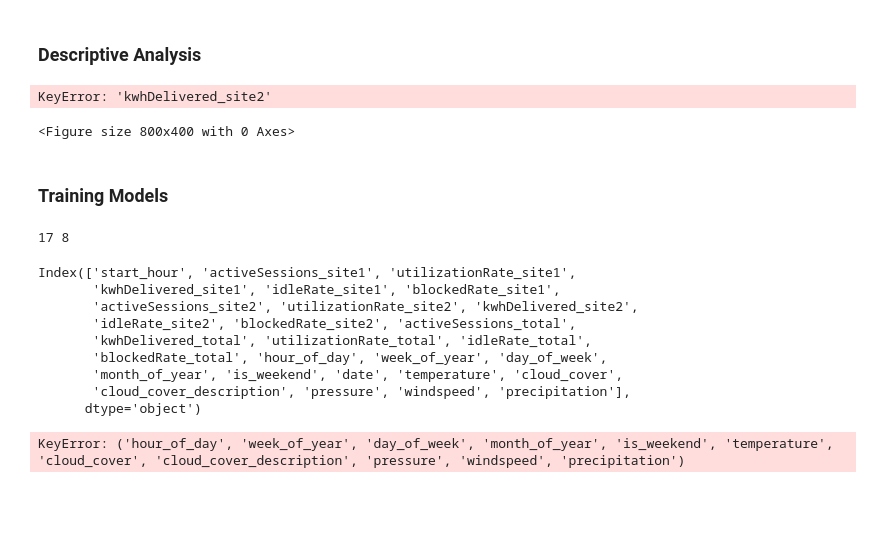
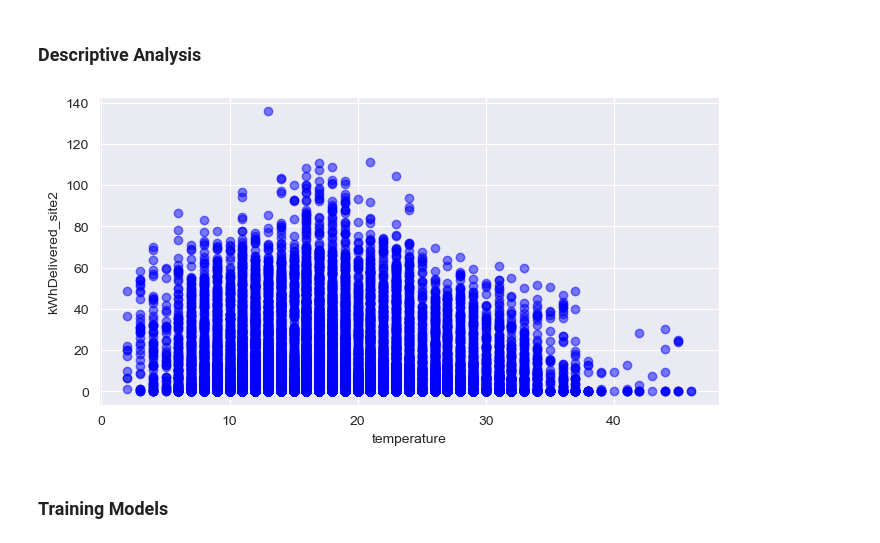
Before and after one commit to pmoll01/AA2024_Groupwork_DynamoData, a Jupyter notebook: fynn_sandbox.ipynb, the cells around one changed output. Cells and saved outputs as stored; diff of their text form; code cells hidden in the pictures; blank space fills up the shorter version.

```diff
--- a/fynn_sandbox.ipynb
+++ b/fynn_sandbox.ipynb
@@ -15,6 +15,8 @@ from tornado.autoreload import watch
 # import Dataframes with cleaned data independently of the operating system (mac or windows or linux) in a pandas dataframe
 charging_data = pd.read_pickle(os.path.join('Data', 'charging_data.pkl'))
 weather_data = pd.read_pickle(os.path.join('Data', 'weather_data.pkl'))
+agg_data_import = pd.read_pickle(os.path.join('Data', 'aggregated_data.pkl'))
+agg_data_import['year'] = agg_data_import.index.year
 # %%
 # charging_data.head()
 print(charging_data.columns)
@@ -275,72 +288,15 @@ Index(['start_hour', 'activeSessions_site1', 'utilizationRate_site1',
 # %%
 # Just for visual purpose
 plt.figure(figsize=(8, 4))
 namex = 'temperature'
 # namey = 'activeSessions_site2'
-namey = 'kwhDelivered_site2'
-plt.scatter(aggregated_data[namex], aggregated_data[namey], c='blue', alpha=0.5)
+namey = 'kWhDelivered_site2'
+plt.scatter(agg_data_import[namex], agg_data_import[namey], c='blue', alpha=0.5)
 # plt.title("Scatter connection_duration über connectionTime")
 plt.xlabel(namex)
 plt.ylabel(namey)
 plt.grid(True)
 # %% [output]
-KeyError: 'kwhDelivered_site2'
-<Figure size 800x400 with 0 Axes>
+[figure, added]
 # %% [markdown]
 ### Training Models
-# %%
-from sklearn.model_selection import train_test_split
-
-train_data, test_data = train_test_split(aggregated_data, test_size=0.3)
-print(len(train_data), len(test_data))
-# %% [output]
-17 8
-# %%
-train_data.columns
-# %% [output]
-Index(['start_hour', 'activeSessions_site1', 'utilizationRate_site1',
-       'kwhDelivered_site1', 'idleRate_site1', 'blockedRate_site1',
-       'activeSessions_site2', 'utilizationRate_site2', 'kwhDelivered_site2',
-       'idleRate_site2', 'blockedRate_site2', 'activeSessions_total',
-       'kwhDelivered_total', 'utilizationRate_total', 'idleRate_total',
-       'blockedRate_total', 'hour_of_day', 'week_of_year', 'day_of_week',
-       'month_of_year', 'is_weekend', 'date', 'temperature', 'cloud_cover',
-       'cloud_cover_description', 'pressure', 'windspeed', 'precipitation'],
-      dtype='object')
-# %%
-from sklearn.preprocessing import PolynomialFeatures
-from sklearn.linear_model import LinearRegression
-from sklearn.metrics import mean_squared_error
-
-# Transform features
-poly = PolynomialFeatures(degree=5, include_bias=False)
-features = train_data['hour_of_day', 'week_of_year', 'day_of_week',
-       'month_of_year', 'is_weekend', 'temperature',
-       'cloud_cover', 'cloud_cover_description', 'pressure', 'windspeed',
-       'precipitation']
-target = train_data['activeSessions_site1']
-X_poly = poly.fit_transform(features)
-
-# Train model
-model = LinearRegression()
-model.fit(X_poly, target)
-
-# Make predictions
-X_test = test_data['hour_of_day', 'week_of_year', 'day_of_week',
-       'month_of_year', 'is_weekend', 'temperature',
-       'cloud_cover', 'cloud_cover_description', 'pressure', 'windspeed',
-       'precipitation']
-X_test_poly = poly.transform(X_test)
-y_pred = model.predict(X_test_poly)
-
-# # Evaluate model
-# mse = mean_squared_error(target, model.predict(X_poly))
-# print(f"Mean Squared Error: {mse}")
-
-# Visualize results
-plt.scatter(features, target, label='Original Data')
-plt.plot(X_test, y_pred, color='red', label='Polynomial Regression')
-plt.legend()
-plt.show()
-# %% [output]
-KeyError: ('hour_of_day', 'week_of_year', 'day_of_week', 'month_of_year', 'is_weekend', 'temperature', 'cloud_cover', 'cloud_cover_description', 'pressure', 'windspeed', 'precipitation')
```
Also changed, not shown: parts of 7 cells of this notebook.
